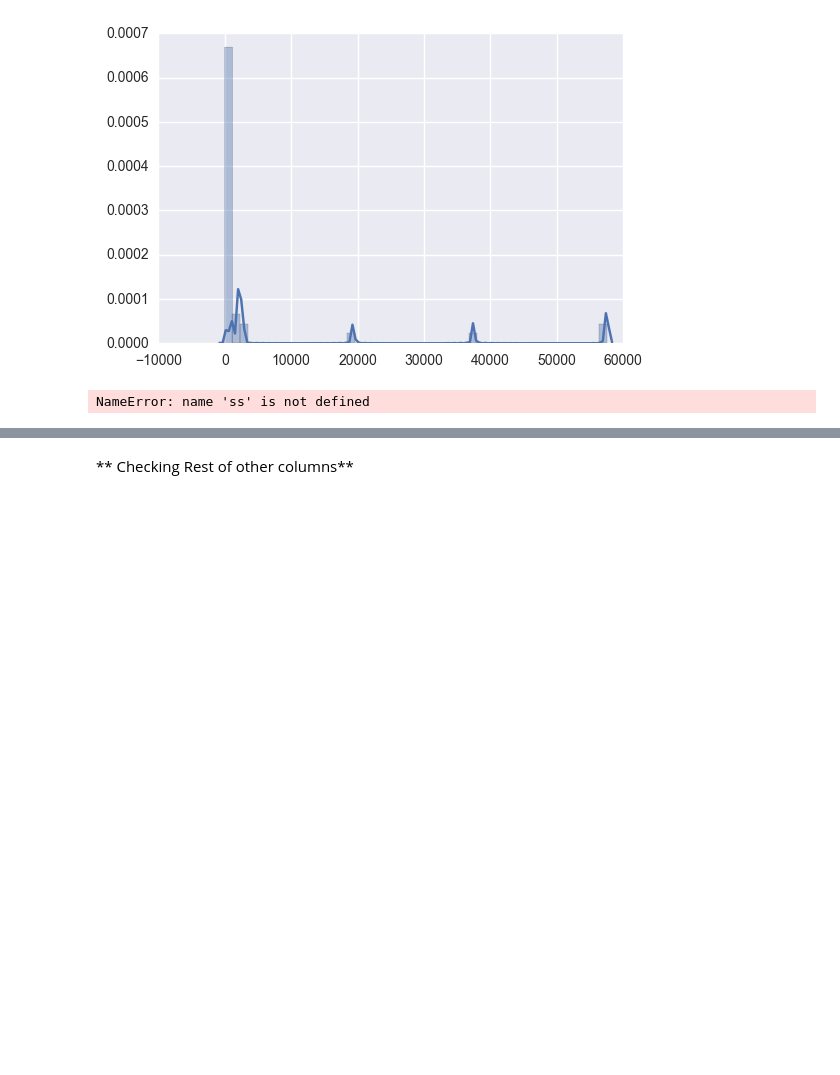
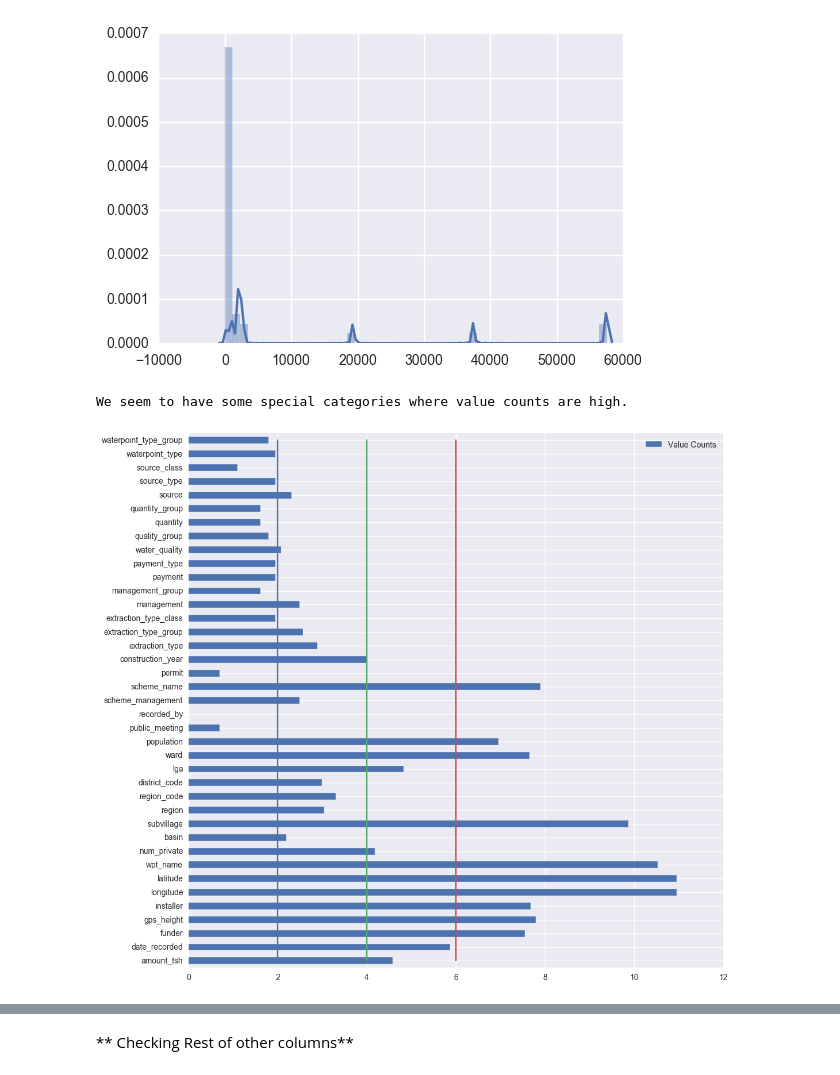
Before and after one commit to msampathkumar/datadriven, a Jupyter notebook: pumpit.ipynb, the cells around one changed output, grey strips where cells are left out. Cells and saved outputs as stored; diff of their text form; code cells hidden in the pictures; blank space fills up the shorter version.

```diff
--- a/pumpit.ipynb
+++ b/pumpit.ipynb
@@ -32,18 +32,17 @@ import numpy as np
 import pandas as pd
 import matplotlib.pyplot as plt
 import seaborn as sns
+
+
+%matplotlib inline
+%load_ext writeandexecute
+
+
+plt.style.use('ggplot')
 sns.set(color_codes=True)
 
+
+# seed
 np.random.seed(69572)
-
-%matplotlib inline
-
-%load_ext writeandexecute
-
-# plt.figure(figsize=(120,10))
-
-small = (4,3)
-mid = (10, 8)
-large = (12, 8)
 # %% [output]
 'writeandexecute' magic loaded.
@@ -370,12 +242,13 @@ Log of Values Counts: [  4.58496748   5.87493073   7.54802897   7.79482315   7.6
    1.94591015   1.09861229   1.94591015   1.79175947]
 [figure]
 # %%
-ss.plot(kind='barh', figsize=(12, 12))
+cols_values_counts_dataframe.plot(kind='barh', figsize=(12, 12))
 _ = plt.plot((2, 2), (0, 38))
 _ = plt.plot((4, 4), (0, 38), '-g')
 _ = plt.plot((6, 6), (0, 38), '-r')
 print 'We seem to have some special categories where value counts are high.'
 # %% [output]
-NameError: name 'ss' is not defined
+We seem to have some special categories where value counts are high.
+[figure, added]
 # %%
 sam_dataframe_cols_value_count_analysis(RAW_X)
```
Also changed, not shown: parts of 107 cells of this notebook, 3 other files.
